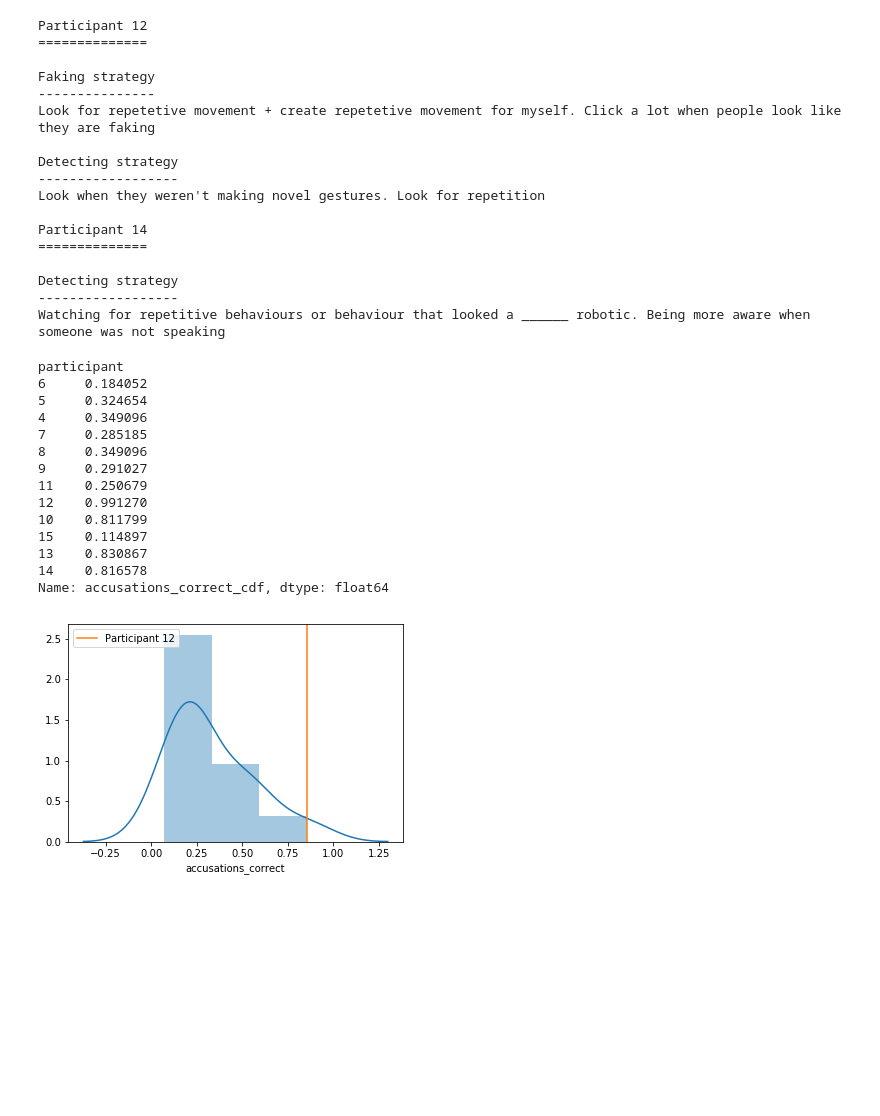
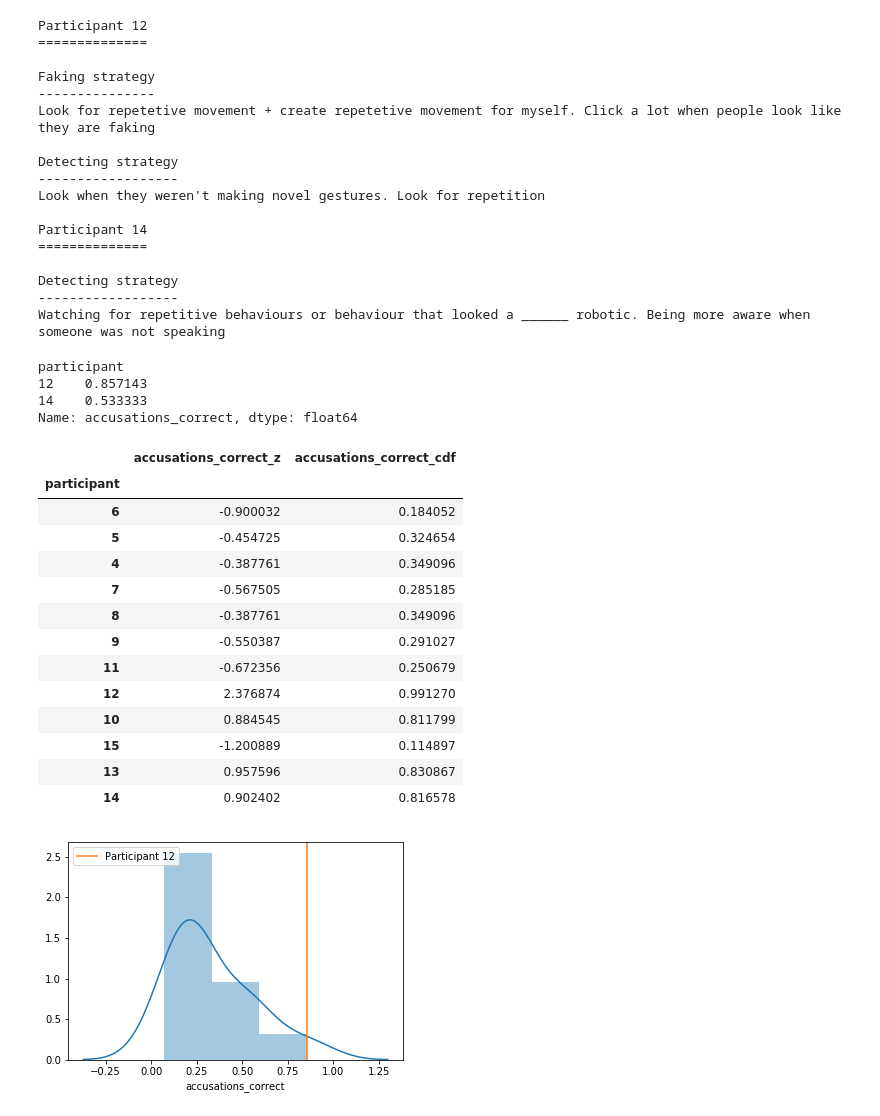
Before and after one commit to Nagasaki45/UnsocialVR, a Jupyter notebook: experiment/Analysis.ipynb, the cells around one changed output. Drawn from its saved outputs; the diff is of its cells as text; code cells hidden in the pictures; blank space fills up the shorter version.

```diff
--- a/experiment/Analysis.ipynb
+++ b/experiment/Analysis.ipynb
@@ -551,25 +559,32 @@ Participant 14
 Detecting strategy
 ------------------
 Watching for repetitive behaviours or behaviour that looked a ______ robotic. Being more aware when someone was not speaking
+# %%
+participants.loc[[12, 14], 'accusations_correct']
+# %% [output]
+participant
+12    0.857143
+14    0.533333
+Name: accusations_correct, dtype: float64
 # %%
-z_scores = sps.zscore(participants.accusations_correct)
-participants['accusations_correct_cdf'] = sps.norm.cdf(z_scores)
-participants.accusations_correct_cdf
+participants['accusations_correct_z'] = sps.zscore(participants.accusations_correct)
+participants['accusations_correct_cdf'] = sps.norm.cdf(participants.accusations_correct_z)
+participants[['accusations_correct_z', 'accusations_correct_cdf']]
 # %% [output]
-participant
-6     0.184052
-5     0.324654
-4     0.349096
-7     0.285185
-8     0.349096
-9     0.291027
-11    0.250679
-12    0.991270
-10    0.811799
-15    0.114897
-13    0.830867
-14    0.816578
-Name: accusations_correct_cdf, dtype: float64
+|  | accusations_correct_z | accusations_correct_cdf |
+| participant |  |  |
+| 6 | -0.900032 | 0.184052 |
+| 5 | -0.454725 | 0.324654 |
+| 4 | -0.387761 | 0.349096 |
+| 7 | -0.567505 | 0.285185 |
+| 8 | -0.387761 | 0.349096 |
+| 9 | -0.550387 | 0.291027 |
+| 11 | -0.672356 | 0.250679 |
+| 12 | 2.376874 | 0.991270 |
+| 10 | 0.884545 | 0.811799 |
+| 15 | -1.200889 | 0.114897 |
+| 13 | 0.957596 | 0.830867 |
+| 14 | 0.902402 | 0.816578 |
 # %%
 ax = sns.distplot(participants.accusations_correct)
 x = participants.loc[12, 'accusations_correct']
```
Also changed, not shown: parts of 7 cells of this notebook, 1 other file.
